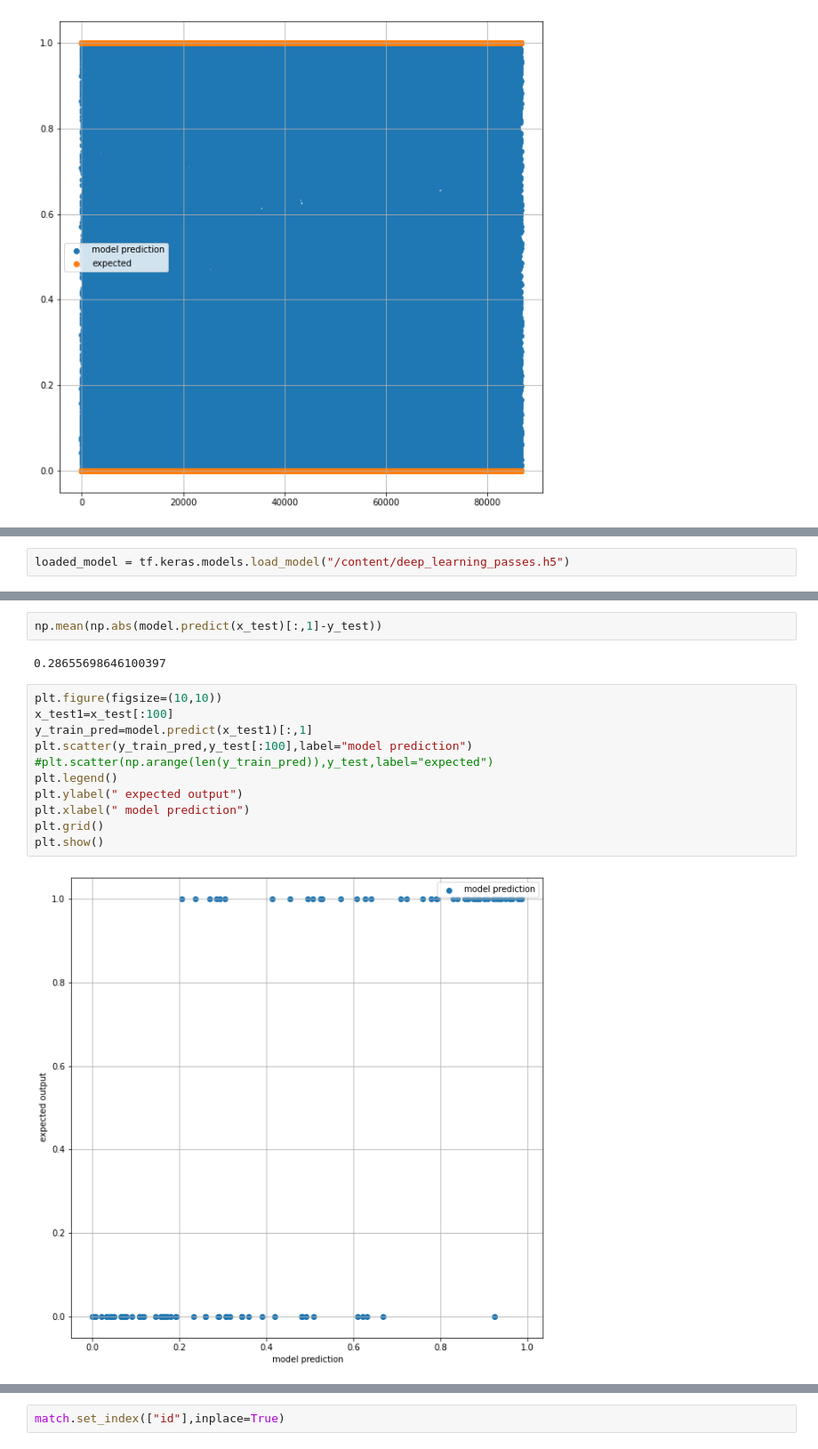
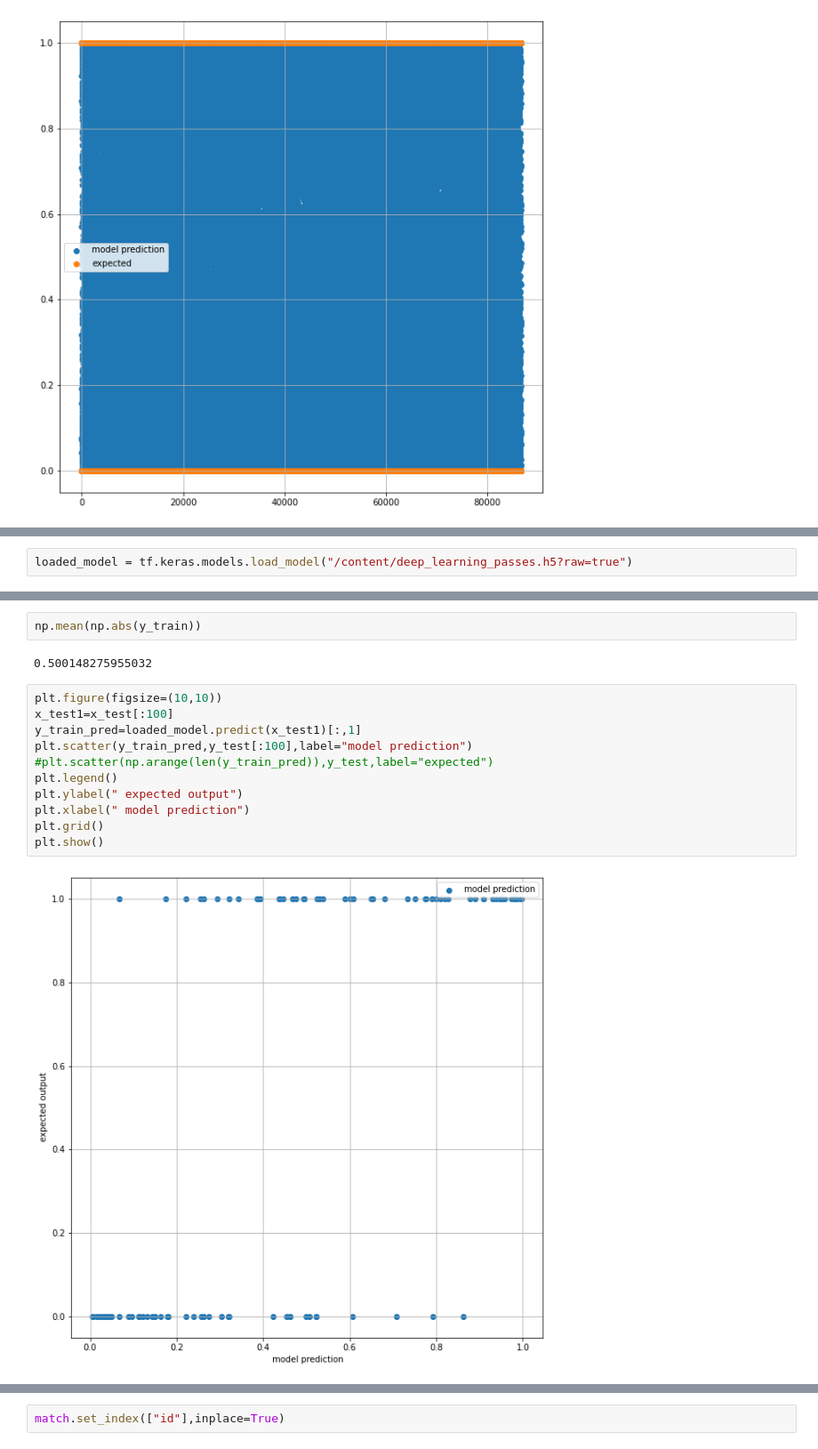
Before and after one commit to Dinesh-Adhithya-H/Machine-learning-in-Football, a Jupyter notebook: Pass_Modelling.ipynb, the cells around one changed output, grey strips where cells are left out. Shown at 89% size. Cells and saved outputs as stored; diff of their text form.

```diff
--- a/Pass_Modelling.ipynb
+++ b/Pass_Modelling.ipynb
@@ -231,3 +257,3 @@ model.save('deep_learning_passes.h5')
 # %%
-loaded_model = tf.keras.models.load_model("/content/deep_learning_passes.h5")
+loaded_model = tf.keras.models.load_model("/content/deep_learning_passes.h5?raw=true")
 # %%
@@ -259,18 +265,18 @@ array([[0.5186367 , 0.4813634 ],
 # %%
-np.mean(np.abs(model.predict(x_test)[:,1]-y_test))
+np.mean(np.abs(y_train))
 # %% [output]
-0.28655698646100397
+0.500148275955032
 # %%
 plt.figure(figsize=(10,10))
 x_test1=x_test[:100]
-y_train_pred=model.predict(x_test1)[:,1]
+y_train_pred=loaded_model.predict(x_test1)[:,1]
 plt.scatter(y_train_pred,y_test[:100],label="model prediction")
 #plt.scatter(np.arange(len(y_train_pred)),y_test,label="expected")
 plt.legend()
 plt.ylabel(" expected output")
 plt.xlabel(" model prediction")
 plt.grid()
 plt.show()
 # %% [output]
-[figure, old version]
+[figure, new version]
 # %%
```
Also changed, not shown: parts of 46 cells of this notebook.
